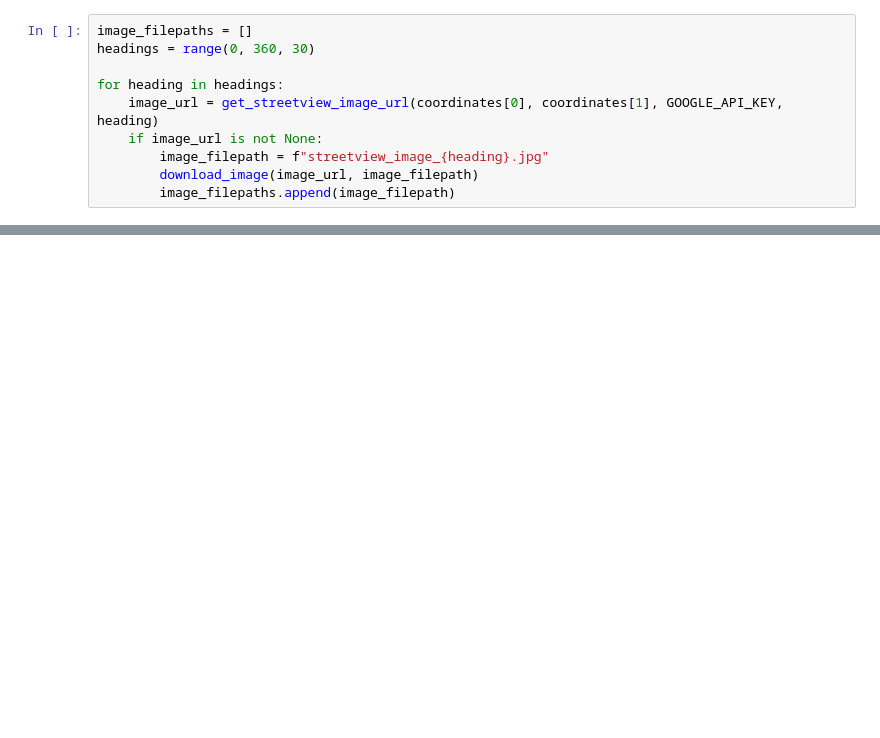
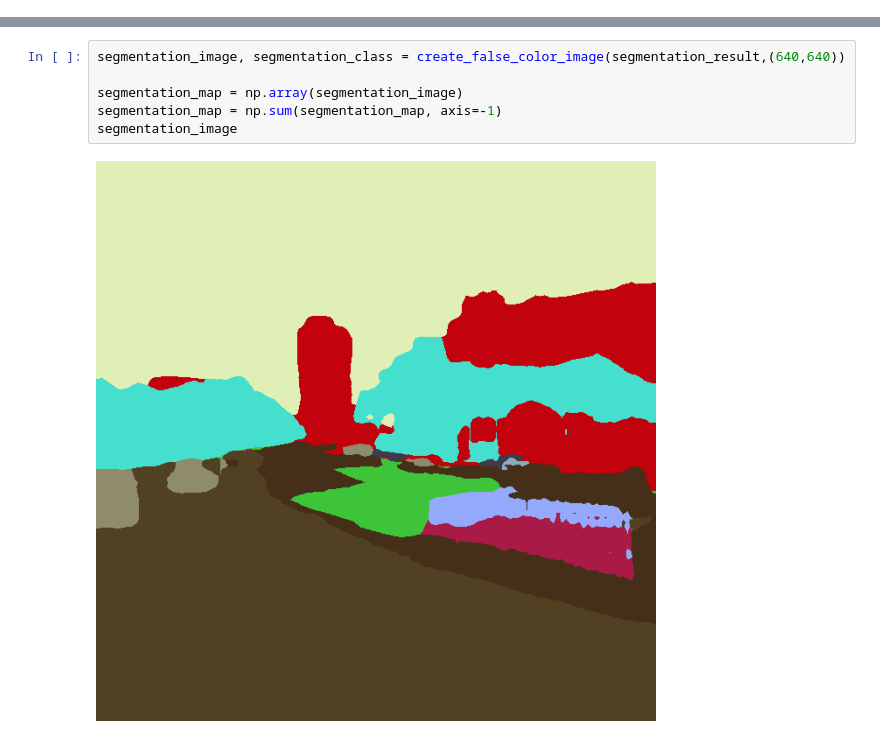
Before and after one commit to seismosmsr/machine_learning, a Jupyter notebook: 3d_from_streetview.ipynb, the cells around one changed output, grey strips where cells are left out. Drawn from its saved outputs; the diff is of its cells as text; blank space fills up the shorter version.

```diff
--- a/3d_from_streetview.ipynb
+++ b/3d_from_streetview.ipynb
@@ -260,10 +261,0 @@ Could not find image processor class in the image processor config or the model
-# %%
-image_filepaths = []
-headings = range(0, 360, 30)
-
-for heading in headings:
-    image_url = get_streetview_image_url(coordinates[0], coordinates[1], GOOGLE_API_KEY, heading)
-    if image_url is not None:
-        image_filepath = f"streetview_image_{heading}.jpg"
-        download_image(image_url, image_filepath)
-        image_filepaths.append(image_filepath)
@@ -329,0 +271,8 @@ ValueError: ignored
+# %%
+segmentation_image, segmentation_class = create_false_color_image(segmentation_result,(640,640))
+
+segmentation_map = np.array(segmentation_image)
+segmentation_map = np.sum(segmentation_map, axis=-1)
+segmentation_image
+# %% [output]
+[figure, added]
```
Also changed, not shown: parts of 19 cells of this notebook.
